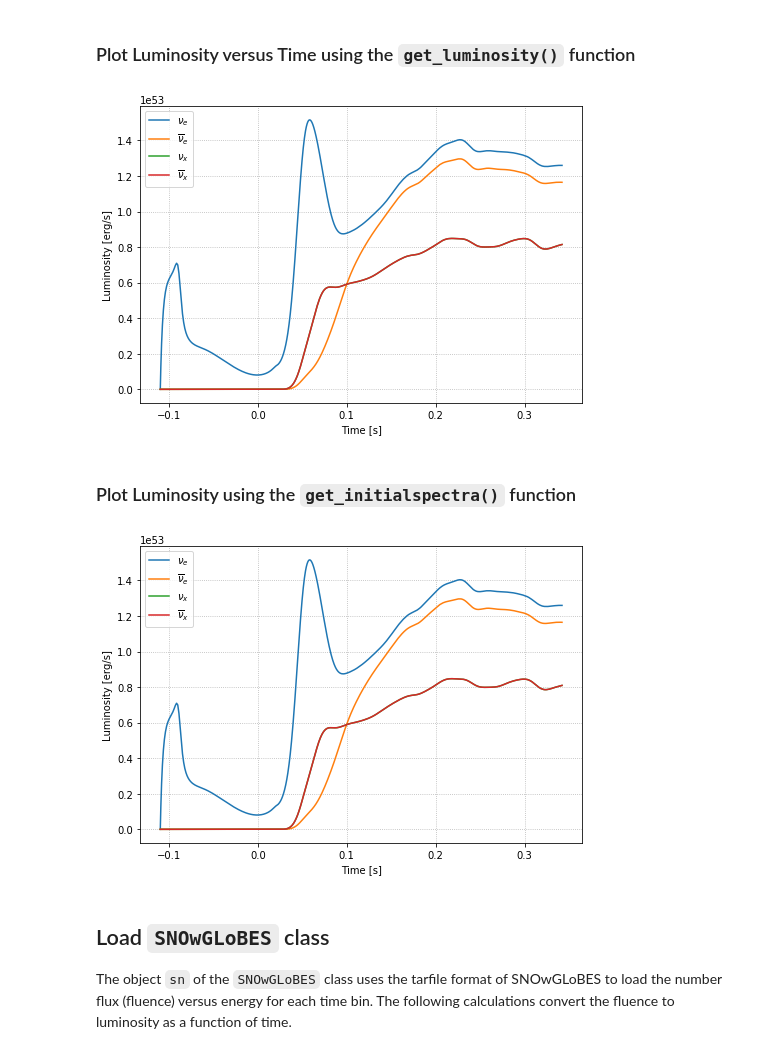
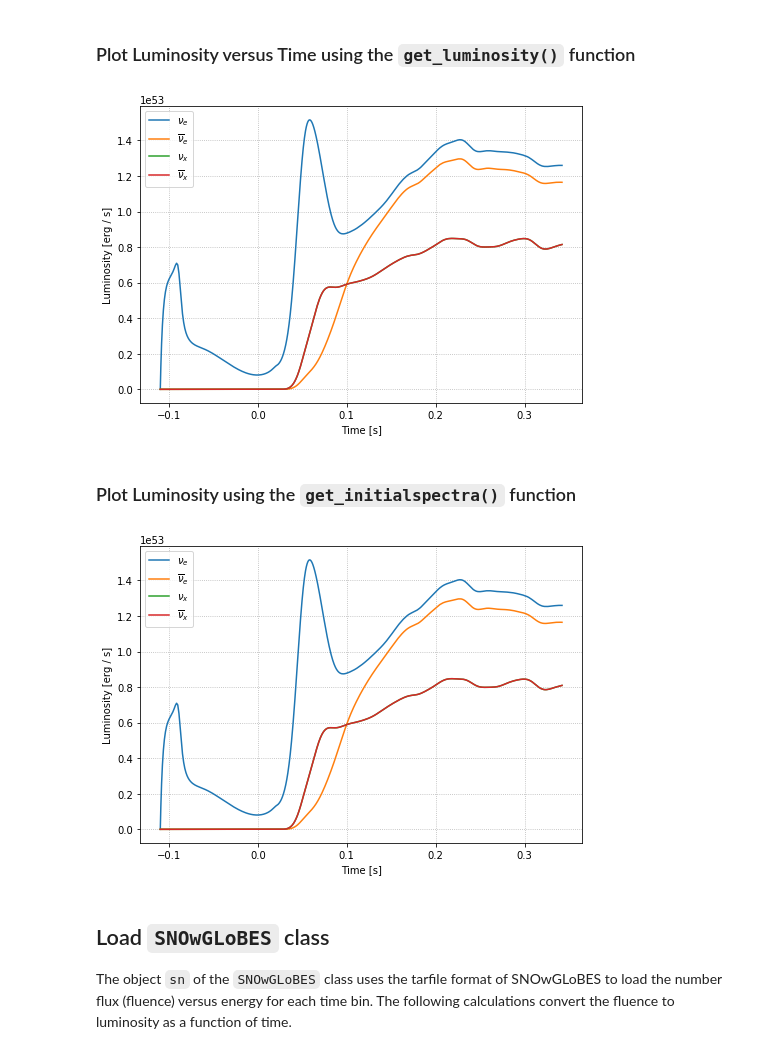
Before and after one commit to SNEWS2/snewpy, a Jupyter notebook: doc/nb/fluence_to_luminosity.ipynb, the cells around one changed output. Cells and saved outputs as stored; diff of their text form; code cells hidden in the pictures.

```diff
--- a/doc/nb/fluence_to_luminosity.ipynb
+++ b/doc/nb/fluence_to_luminosity.ipynb
@@ -22,15 +22,15 @@ model = Nakazato2013('../../models/Nakazato_2013/nakazato-LS220-BH-z0.004-s30.0.
 # %%
 fig, ax = plt.subplots(1, 1, figsize = (7, 5))
 t = model.get_time()
 for flavor in Flavor:
     ax.plot(t, model.get_luminosity(flavor), label = flavor.to_tex())
-ax.set(xlabel = 'Time [s]',
-       ylabel = 'Luminosity [erg/s]')
+ax.set(xlabel = 'Time [{}]'.format(t.unit),
+       ylabel = 'Luminosity [{}]'.format(model.get_luminosity(flavor).unit))
 ax.legend()
 ax.grid(ls = ':')
 fig.tight_layout()
 # %% [output]
-[figure, old version]
+[figure, new version]
 # %% [markdown]
 ### Plot Luminosity using the `get_initialspectra()` function
 # %%
@@ -47,13 +48,13 @@ for flavor in Flavor:
 fig, ax = plt.subplots(1, 1, figsize = (7, 5))
 for k in luminosity:
     ax.plot(model.get_time(), luminosity[k], label = k.to_tex())
-ax.set(xlabel = 'Time [s]',
-       ylabel = 'Luminosity [erg/s]')
+ax.set(xlabel = 'Time [{}]'.format(model.get_time().unit),
+       ylabel = 'Luminosity [{}]'.format(luminosity[k].unit))
 ax.grid(ls = ':')
 ax.legend()
 fig.tight_layout()
 # %% [output]
-[figure, old version]
+[figure, new version]
 # %% [markdown]
 ## Load `SNOwGLoBES` class
 The object `sn` of the `SNOwGLoBES` class uses the tarfile format of SNOwGLoBES to load the number flux (fluence) versus energy for each time bin. The following calculations convert the fluence to luminosity as a function of time.
```
Also changed, not shown: parts of 4 cells of this notebook.
